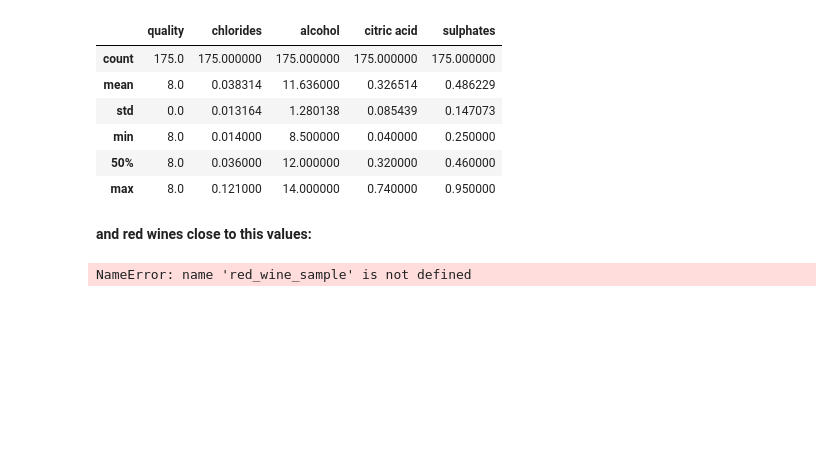
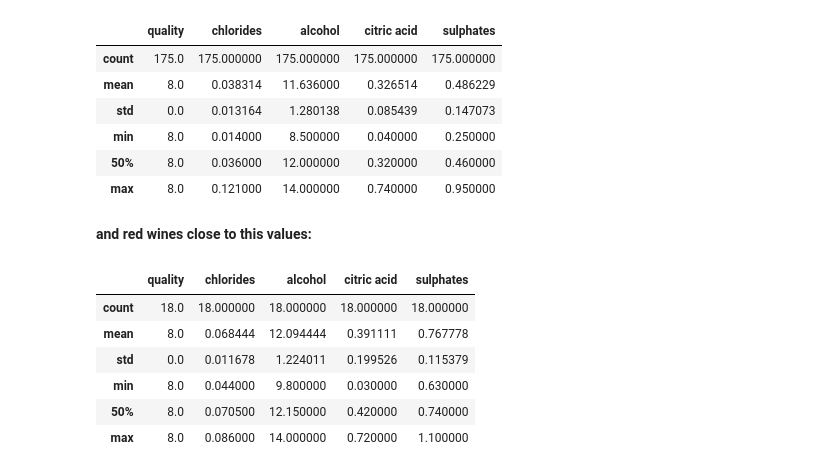
Before and after one commit to simonneutert/wine_quality_data, a Jupyter notebook: Wine Quality Analysis.ipynb, the cells around one changed output. Drawn from its saved outputs; the diff is of its cells as text; code cells hidden in the pictures; blank space fills up the shorter version.

```diff
--- a/Wine Quality Analysis.ipynb
+++ b/Wine Quality Analysis.ipynb
@@ -600,6 +600,12 @@ qual8[["quality", "chlorides", "alcohol", "citric acid", "sulphates"]].describe(
 __and red wines close to this values:__
 # %%
 rqual8 = red_wine_df[red_wine_df["quality"] >= 8]
-red_wine_sample[["quality", "chlorides", "alcohol", "citric acid", "sulphates"]].describe(percentiles=[])
+rqual8[["quality", "chlorides", "alcohol", "citric acid", "sulphates"]].describe(percentiles=[])
 # %% [output]
-NameError: name 'red_wine_sample' is not defined
+|  | quality | chlorides | alcohol | citric acid | sulphates |
+| count | 18.0 | 18.000000 | 18.000000 | 18.000000 | 18.000000 |
+| mean | 8.0 | 0.068444 | 12.094444 | 0.391111 | 0.767778 |
+| std | 0.0 | 0.011678 | 1.224011 | 0.199526 | 0.115379 |
+| min | 8.0 | 0.044000 | 9.800000 | 0.030000 | 0.630000 |
+| 50% | 8.0 | 0.070500 | 12.150000 | 0.420000 | 0.740000 |
+| max | 8.0 | 0.086000 | 14.000000 | 0.720000 | 1.100000 |
```
Also changed, not shown: 1 other file.
